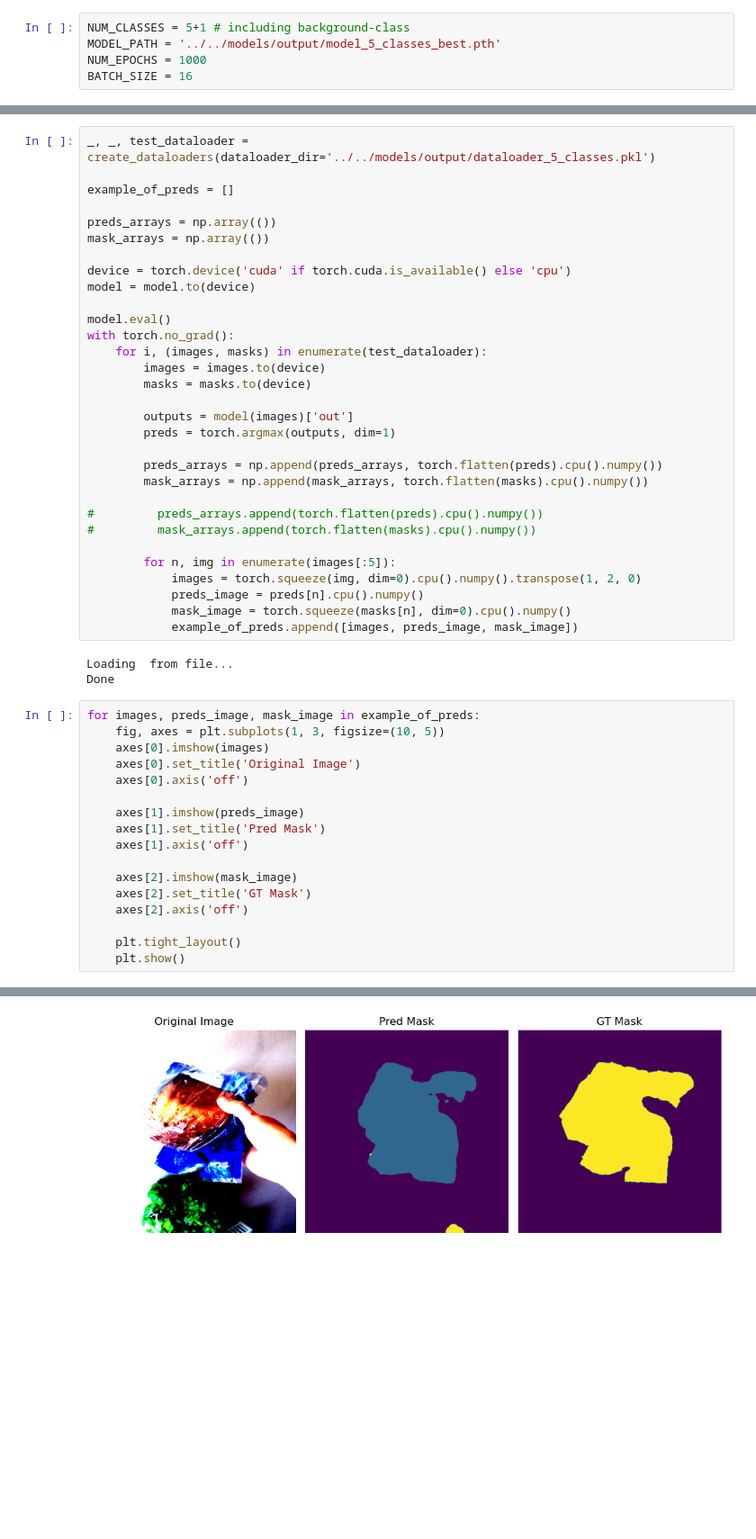
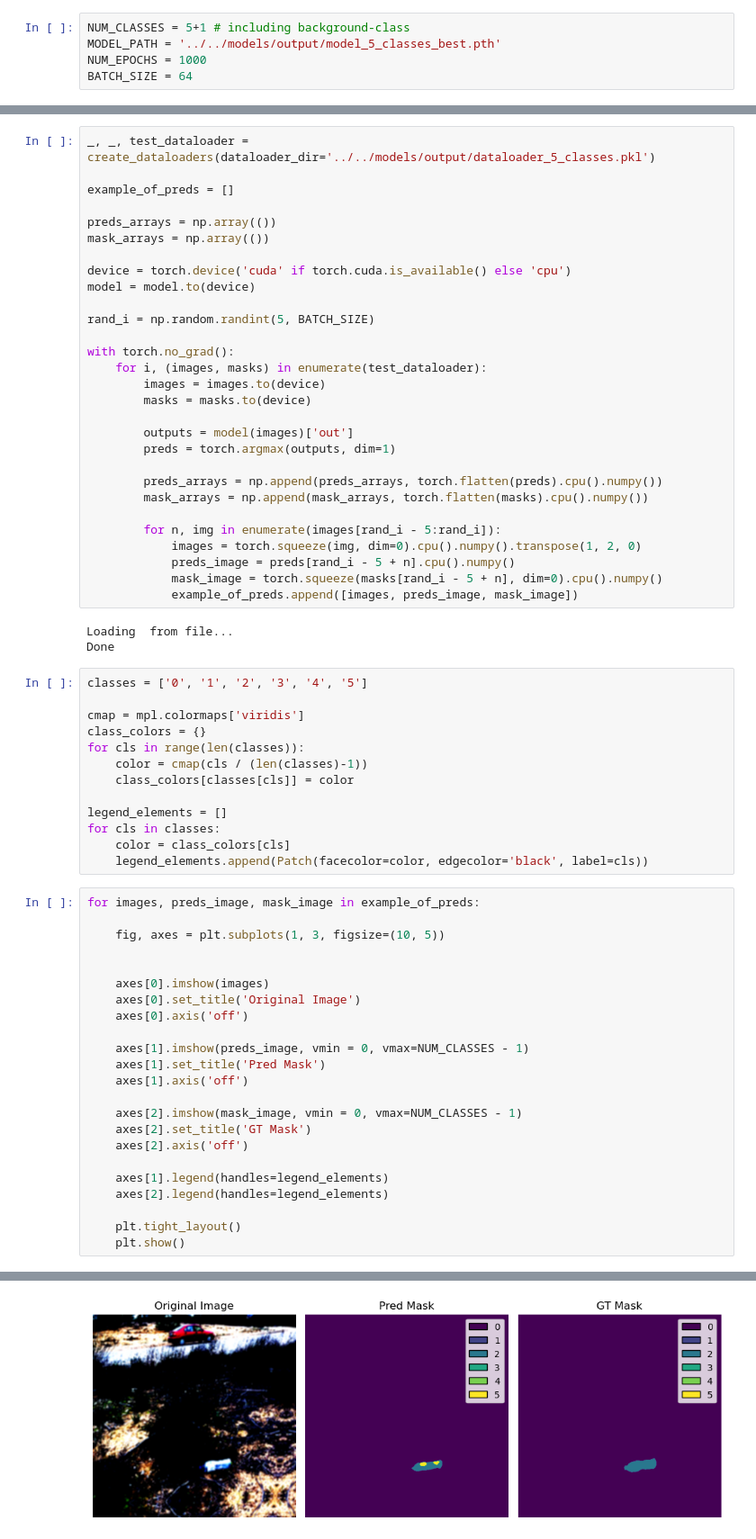
Before and after one commit to grannycola/trash_segmentation_synth, a Jupyter notebook: notebooks/semantic_segmentaion_torchvision.ipynb, the cells around one changed output, grey strips where cells are left out. Shown at 90% size. Drawn from its saved outputs; the diff is of its cells as text; blank space fills up the shorter version.

```diff
--- a/notebooks/semantic_segmentaion_torchvision.ipynb
+++ b/notebooks/semantic_segmentaion_torchvision.ipynb
@@ -23,7 +25,7 @@ from sklearn.metrics import confusion_matrix
 NUM_CLASSES = 5+1 # including background-class
 MODEL_PATH = '../../models/output/model_5_classes_best.pth'
 NUM_EPOCHS = 1000
-BATCH_SIZE = 16
+BATCH_SIZE = 64
 # %% [markdown]
 # Eval model
 # %%
@@ -50,7 +52,8 @@ mask_arrays = np.array(())
 device = torch.device('cuda' if torch.cuda.is_available() else 'cpu')
 model = model.to(device)
 
-model.eval()
+rand_i = np.random.randint(5, BATCH_SIZE)
+
 with torch.no_grad():
     for i, (images, masks) in enumerate(test_dataloader):
         images = images.to(device)
@@ -62,32 +65,48 @@ with torch.no_grad():
         preds_arrays = np.append(preds_arrays, torch.flatten(preds).cpu().numpy())
         mask_arrays = np.append(mask_arrays, torch.flatten(masks).cpu().numpy())
 
-#         preds_arrays.append(torch.flatten(preds).cpu().numpy())
-#         mask_arrays.append(torch.flatten(masks).cpu().numpy())
-
-        for n, img in enumerate(images[:5]):
+        for n, img in enumerate(images[rand_i - 5:rand_i]):
             images = torch.squeeze(img, dim=0).cpu().numpy().transpose(1, 2, 0)
-            preds_image = preds[n].cpu().numpy()
-            mask_image = torch.squeeze(masks[n], dim=0).cpu().numpy()
+            preds_image = preds[rand_i - 5 + n].cpu().numpy()
+            mask_image = torch.squeeze(masks[rand_i - 5 + n], dim=0).cpu().numpy()
             example_of_preds.append([images, preds_image, mask_image])
 # %% [output]
 Loading  from file...
 Done
+# %%
+classes = ['0', '1', '2', '3', '4', '5']
+
+cmap = mpl.colormaps['viridis']
+class_colors = {}
+for cls in range(len(classes)):
+    color = cmap(cls / (len(classes)-1))
+    class_colors[classes[cls]] = color
+
+legend_elements = []
+for cls in classes:
+    color = class_colors[cls]
+    legend_elements.append(Patch(facecolor=color, edgecolor='black', label=cls))
 # %%
 for images, preds_image, mask_image in example_of_preds:
+
     fig, axes = plt.subplots(1, 3, figsize=(10, 5))
+
+
     axes[0].imshow(images)
     axes[0].set_title('Original Image')
     axes[0].axis('off')
 
-    axes[1].imshow(preds_image)
+    axes[1].imshow(preds_image, vmin = 0, vmax=NUM_CLASSES - 1)
     axes[1].set_title('Pred Mask')
     axes[1].axis('off')
 
-    axes[2].imshow(mask_image)
+    axes[2].imshow(mask_image, vmin = 0, vmax=NUM_CLASSES - 1)
     axes[2].set_title('GT Mask')
     axes[2].axis('off')
 
+    axes[1].legend(handles=legend_elements)
+    axes[2].legend(handles=legend_elements)
+
     plt.tight_layout()
     plt.show()
 # %% [output]
@@ -99 +119 @@ Clipping input data to the valid range for imshow with RGB data ([0..1] for floa
-[figure, old version]
+[figure, new version]
```
Also changed, not shown: parts of 4 cells of this notebook, 3 other files.
